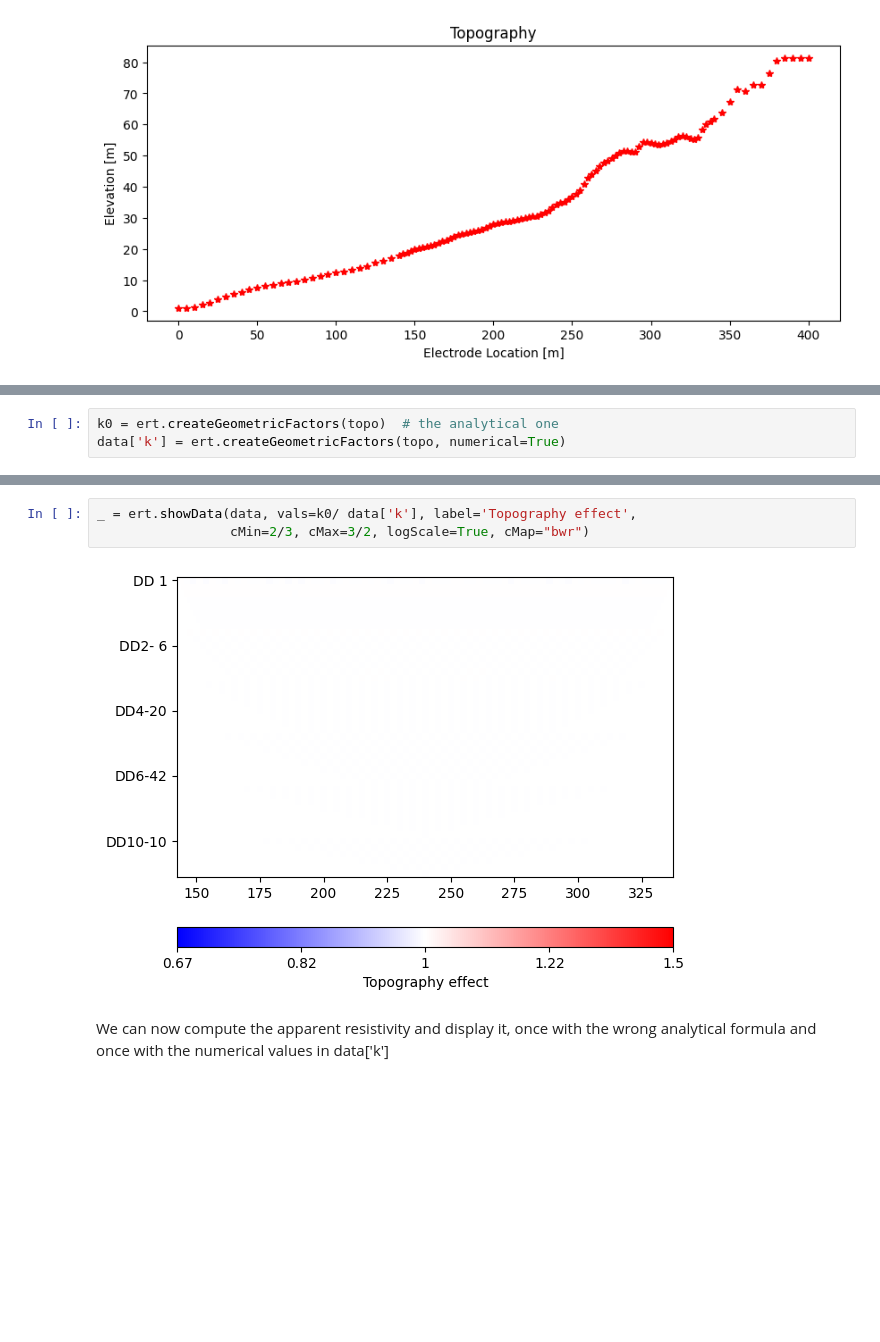
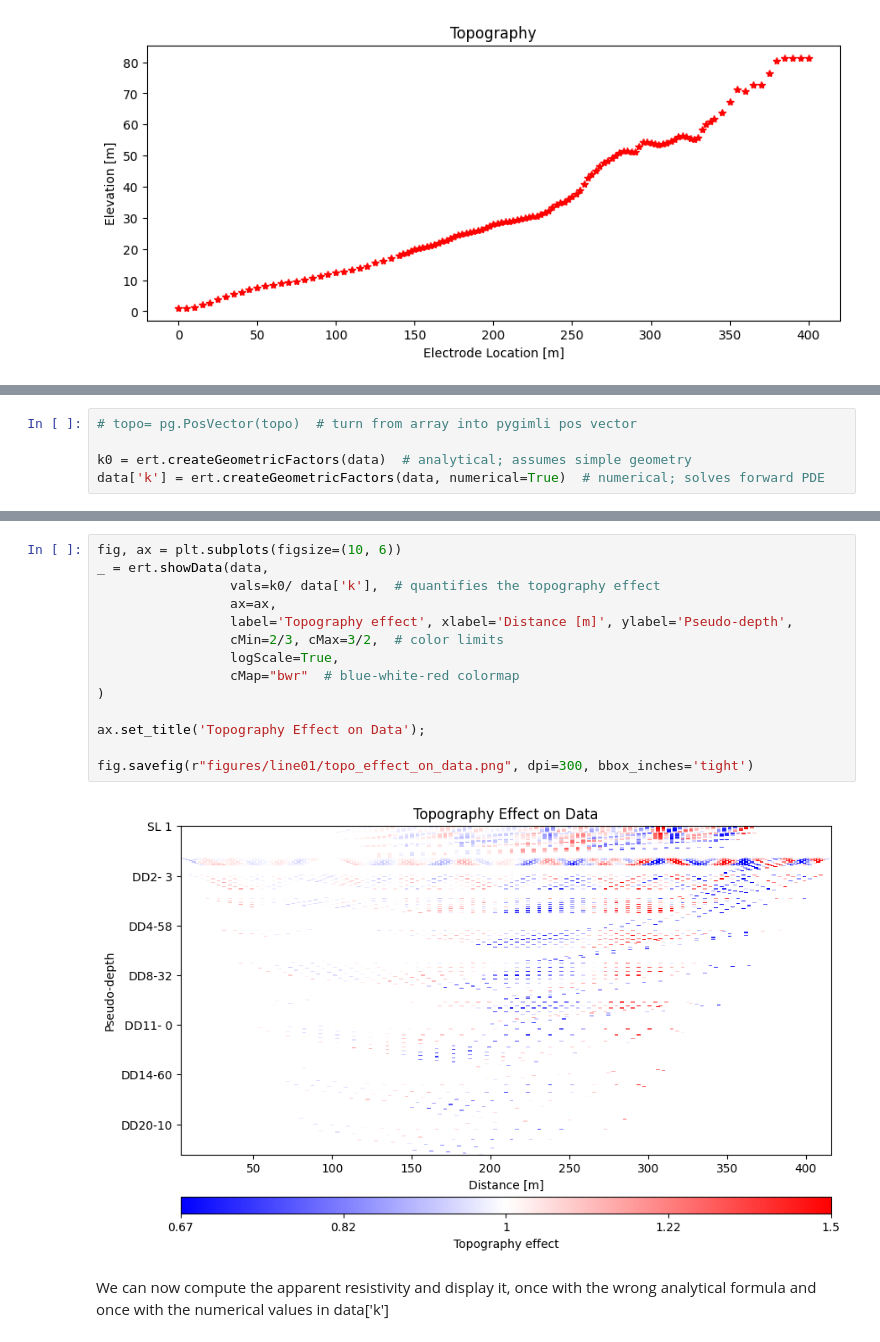
Before and after one commit to sydpas/erth370-w2026-sydpas, a Jupyter notebook: pygimex/ert/my_line01_DD.ipynb, the cells around one changed output, grey strips where cells are left out. Cells and saved outputs as stored; diff of their text form; blank space fills up the shorter version.

```diff
--- a/pygimex/ert/my_line01_DD.ipynb
+++ b/pygimex/ert/my_line01_DD.ipynb
@@ -74,3 +81,0 @@ so we create them based on the given topography.
-# %%
-k0 = ert.createGeometricFactors(topo)  # the analytical one
-data['k'] = ert.createGeometricFactors(topo, numerical=True)
@@ -85,0 +82,5 @@ Rücker et al. (2006). We display it using a colormap with neutral white.
+# %%
+# topo= pg.PosVector(topo)  # turn from array into pygimli pos vector
+
+k0 = ert.createGeometricFactors(data)  # analytical; assumes simple geometry
+data['k'] = ert.createGeometricFactors(data, numerical=True)  # numerical; solves forward PDE
@@ -86,8 +116,19 @@ Rücker et al. (2006). We display it using a colormap with neutral white.
 # %%
-_ = ert.showData(data, vals=k0/ data['k'], label='Topography effect',
-                 cMin=2/3, cMax=3/2, logScale=True, cMap="bwr")
+fig, ax = plt.subplots(figsize=(10, 6))
+_ = ert.showData(data,
+                 vals=k0/ data['k'],  # quantifies the topography effect
+                 ax=ax,
+                 label='Topography effect', xlabel='Distance [m]', ylabel='Pseudo-depth',
+                 cMin=2/3, cMax=3/2,  # color limits
+                 logScale=True,
+                 cMap="bwr"  # blue-white-red colormap
+)
+
+ax.set_title('Topography Effect on Data');
+
+fig.savefig(r"figures/line01/topo_effect_on_data.png", dpi=300, bbox_inches='tight')
 # %% [output]
-[figure, old version]
+[figure, new version]
 # %% [markdown]
 We can now compute the apparent resistivity and display it, once with the
 wrong analytical formula and once with the numerical values in data['k']
```
Also changed, not shown: parts of 14 cells of this notebook.
